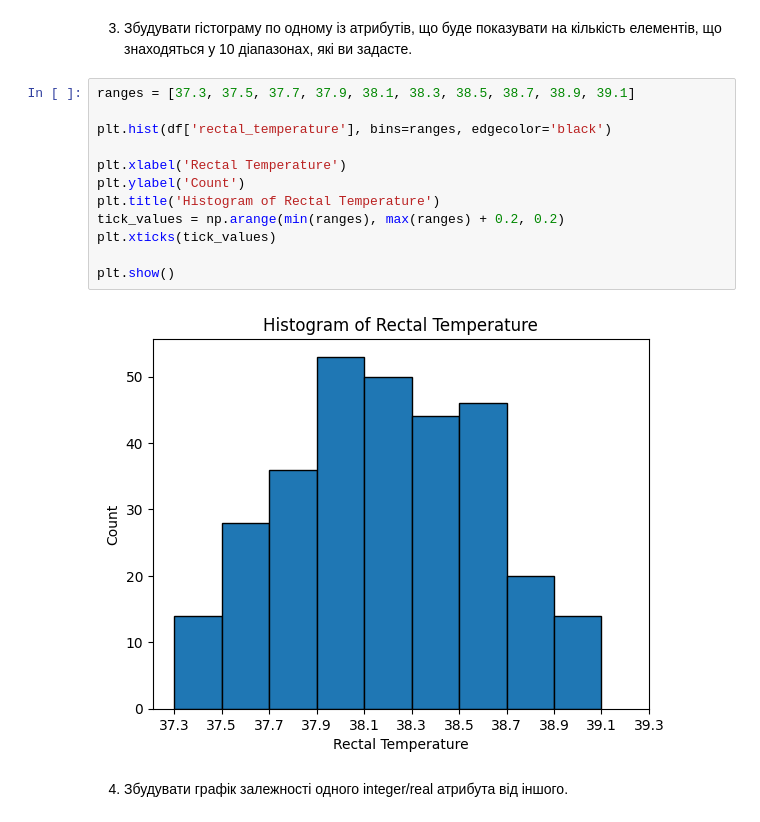
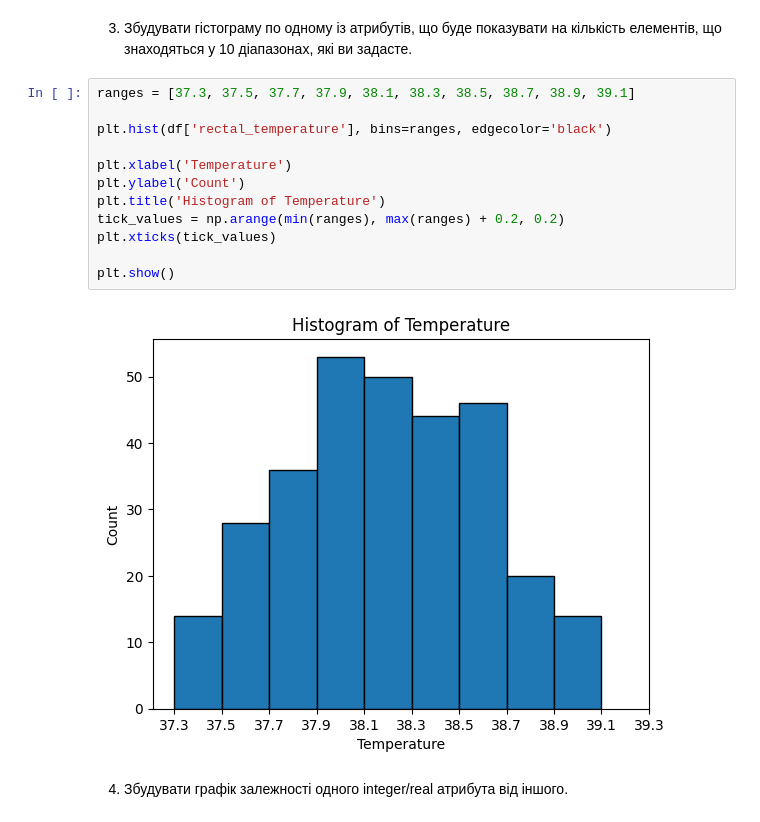
Before and after one commit to RoberOppenheimer/AD_lab2, a Jupyter notebook: Lab4.ipynb, the cells around one changed output. Saved outputs shown, nothing was run; the diff lists cells and outputs as text.

```diff
--- a/Lab4.ipynb
+++ b/Lab4.ipynb
@@ -337,17 +337,17 @@ Name: total_protein_normalized, Length: 365, dtype: float64
 # %%
 ranges = [37.3, 37.5, 37.7, 37.9, 38.1, 38.3, 38.5, 38.7, 38.9, 39.1]
 
 plt.hist(df['rectal_temperature'], bins=ranges, edgecolor='black')
 
-plt.xlabel('Rectal Temperature')
+plt.xlabel('Temperature')
 plt.ylabel('Count')
-plt.title('Histogram of Rectal Temperature')
+plt.title('Histogram of Temperature')
 tick_values = np.arange(min(ranges), max(ranges) + 0.2, 0.2)
 plt.xticks(tick_values)
 
 plt.show()
 # %% [output]
-[figure, old version]
+[figure, new version]
 # %% [markdown]
 4. Збудувати графік залежності одного integer/real атрибута від іншого.
 # %%
```
Also changed, not shown: parts of 5 cells of this notebook.
